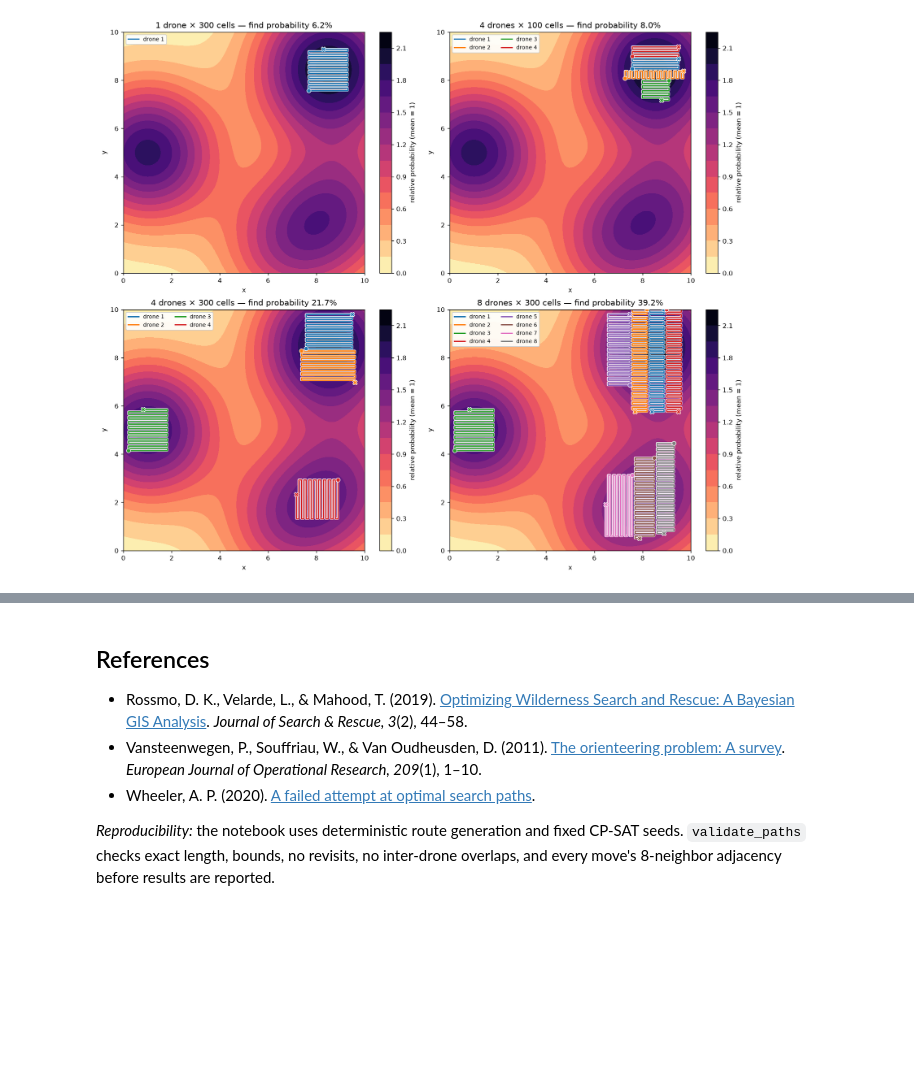
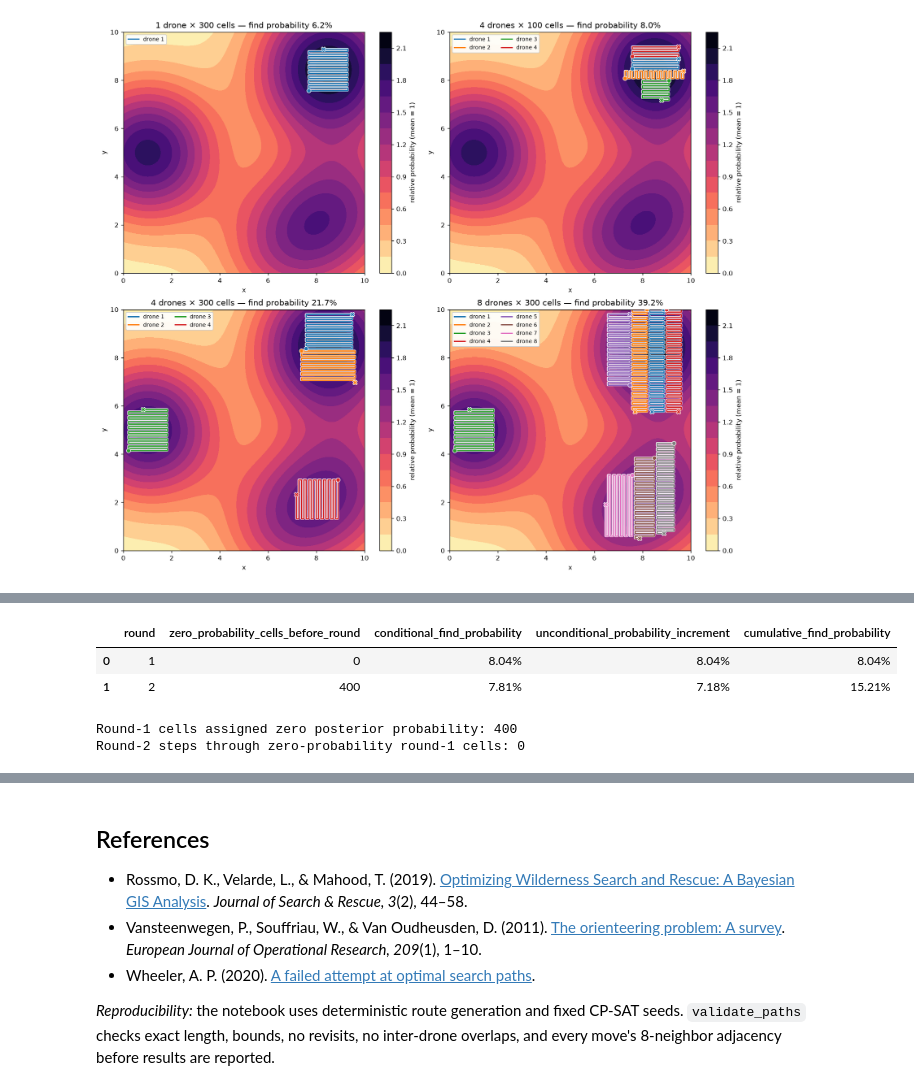
Before and after one commit to apwheele/optimal-search-drone-routing, a Jupyter notebook: optimal_search.ipynb, the cells around one changed output, grey strips where cells are left out. Saved outputs shown, nothing was run; the diff lists cells and outputs as text; code cells hidden in the pictures; blank space fills up the shorter version.

```diff
--- a/optimal_search.ipynb
+++ b/optimal_search.ipynb
@@ -225,0 +237,64 @@ plt.show()
+# %%
+round1 = plans[(4, 100)]
+round2_probability = update_probability_after_no_detection(
+    probability, round1.paths, detection_probability=1.0
+)
+round1_cells = set(node for path in round1.paths for node in path)
+
+assert np.isclose(round2_probability.sum(), 1.0)
+assert np.all(round2_probability.ravel()[list(round1_cells)] == 0.0)
+
+round2_candidates = generate_candidates(round2_probability, length=100)
+round2 = plan_from_candidates(
+    round2_probability,
+    round2_candidates,
+    drones=4,
+    length=100,
+    time_limit=12,
+    random_seed=3026,
+)
+validate_paths(round2.paths, round2_probability.shape, expected_length=100)
+round2_cells = set(node for path in round2.paths for node in path)
+repeat_steps = len(round1_cells & round2_cells)
+
+round1_find = round1.score
+round2_find_given_failure = round2.score
+round2_unconditional_increment = (1.0 - round1_find) * round2_find_given_failure
+cumulative_find = round1_find + round2_unconditional_increment
+
+sequential_results = pd.DataFrame(
+    [
+        {
+            "round": 1,
+            "zero_probability_cells_before_round": 0,
+            "conditional_find_probability": round1_find,
+            "unconditional_probability_increment": round1_find,
+            "cumulative_find_probability": round1_find,
+        },
+        {
+            "round": 2,
+            "zero_probability_cells_before_round": len(round1_cells),
+            "conditional_find_probability": round2_find_given_failure,
+            "unconditional_probability_increment": round2_unconditional_increment,
+            "cumulative_find_probability": cumulative_find,
+        },
+    ]
+)
+display(
+    sequential_results.style.format(
+        {
+            "conditional_find_probability": "{:.2%}",
+            "unconditional_probability_increment": "{:.2%}",
+            "cumulative_find_probability": "{:.2%}",
+        }
+    )
+)
+print(f"Round-1 cells assigned zero posterior probability: {len(round1_cells)}")
+print(f"Round-2 steps through zero-probability round-1 cells: {repeat_steps}")
+sequential_results.to_csv(OUTPUT / "sequential_round_results.csv", index=False)
+# %% [output]
+|  | round | zero_probability_cells_before_round | conditional_find_probability | unconditional_probability_increment | cumulative_find_probability |
+| 0 | 1 | 0 | 8.04% | 8.04% | 8.04% |
+| 1 | 2 | 400 | 7.81% | 7.18% | 15.21% |
+Round-1 cells assigned zero posterior probability: 400
+Round-2 steps through zero-probability round-1 cells: 0
```
Also changed, not shown: parts of 7 cells of this notebook, 9 other files.
